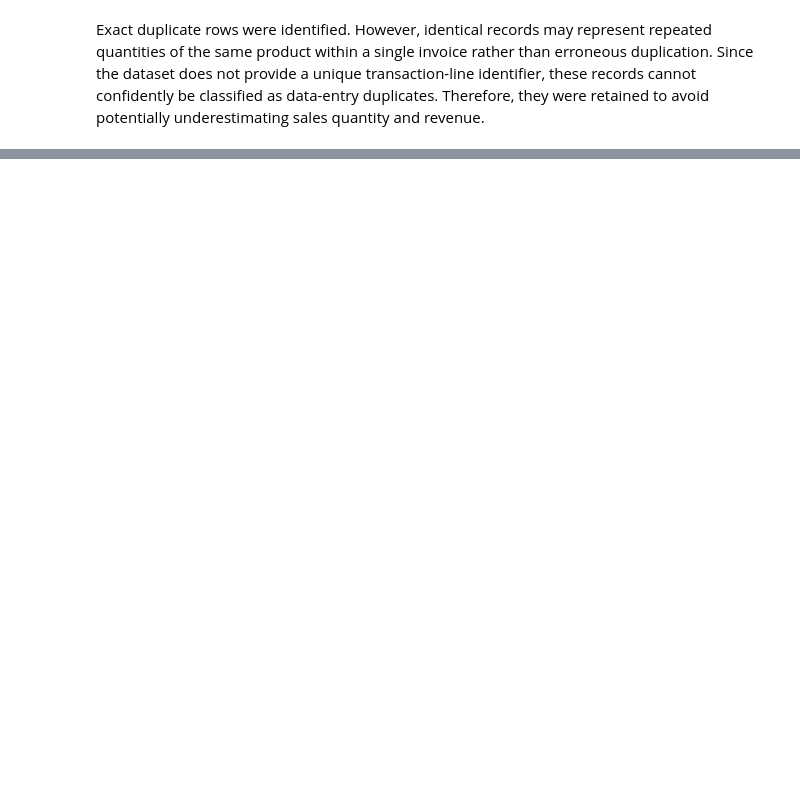
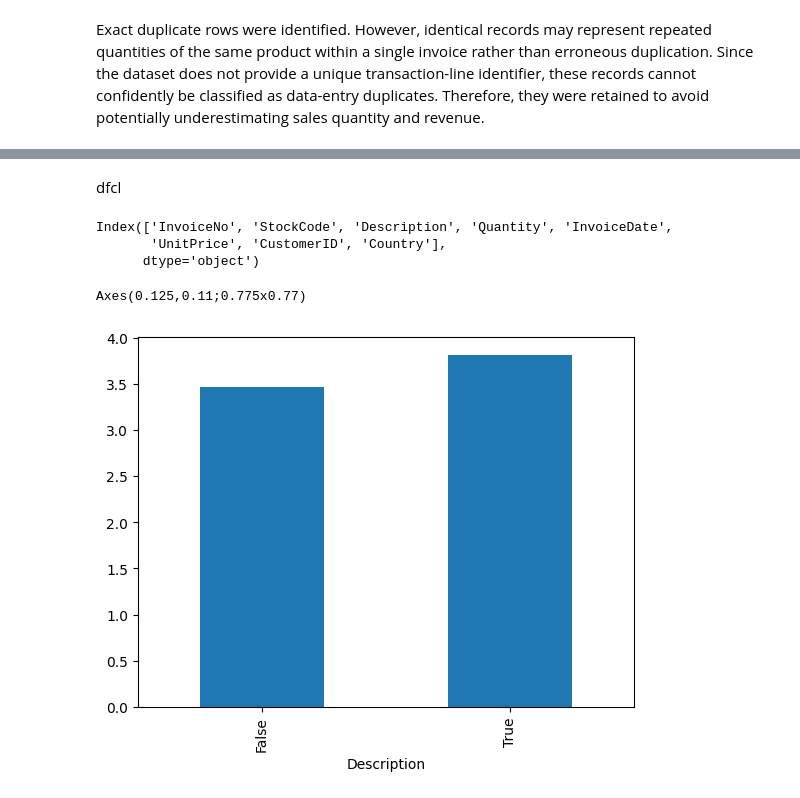
Before and after one commit to mokshithr530/bigdatacheck, a Jupyter notebook: dataset/checkdata2.ipynb, the cells around one changed output, grey strips where cells are left out. Saved outputs shown, nothing was run; the diff lists cells and outputs as text; code cells hidden in the pictures; blank space fills up the shorter version.

```diff
--- a/dataset/checkdata2.ipynb
+++ b/dataset/checkdata2.ipynb
@@ -171,0 +221,22 @@ Exact duplicate rows were identified. However, identical records may represent r
+# %% [markdown]
+dfcl
+# %%
+dfcl["Description"].unique
+dfcl.columns
+# %% [output]
+Index(['InvoiceNo', 'StockCode', 'Description', 'Quantity', 'InvoiceDate',
+       'UnitPrice', 'CustomerID', 'Country'],
+      dtype='object')
+# %%
+products = [
+    "WHITE METAL LANTERN",
+    "CREAM CUPID HEARTS COAT HANGER"
+]
+
+cmp2= dfcl.loc[
+    dfcl["Description"].isin(products),
+    ["InvoiceNo", "Description"]]
+print(dfcl.groupby(dfcl["Description"]=="CREAM CUPID HEARTS COAT HANGER")["UnitPrice"].mean().plot(kind='bar'))
+# %% [output]
+Axes(0.125,0.11;0.775x0.77)
+[figure, added]
```
Also changed, not shown: parts of 6 cells of this notebook.
